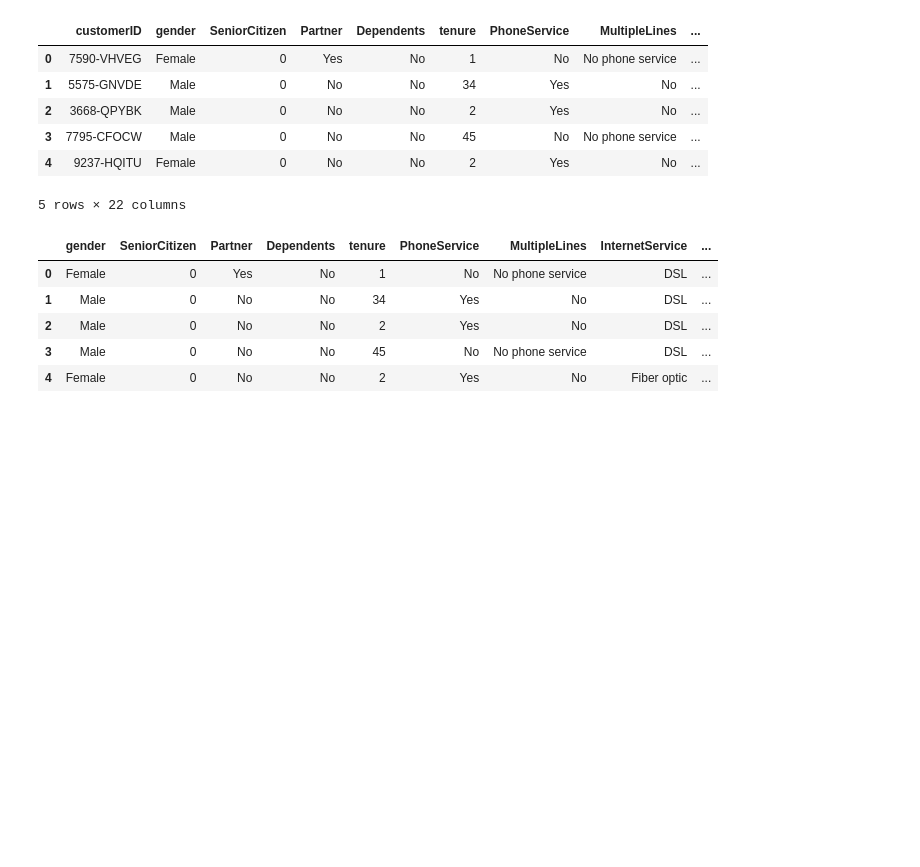
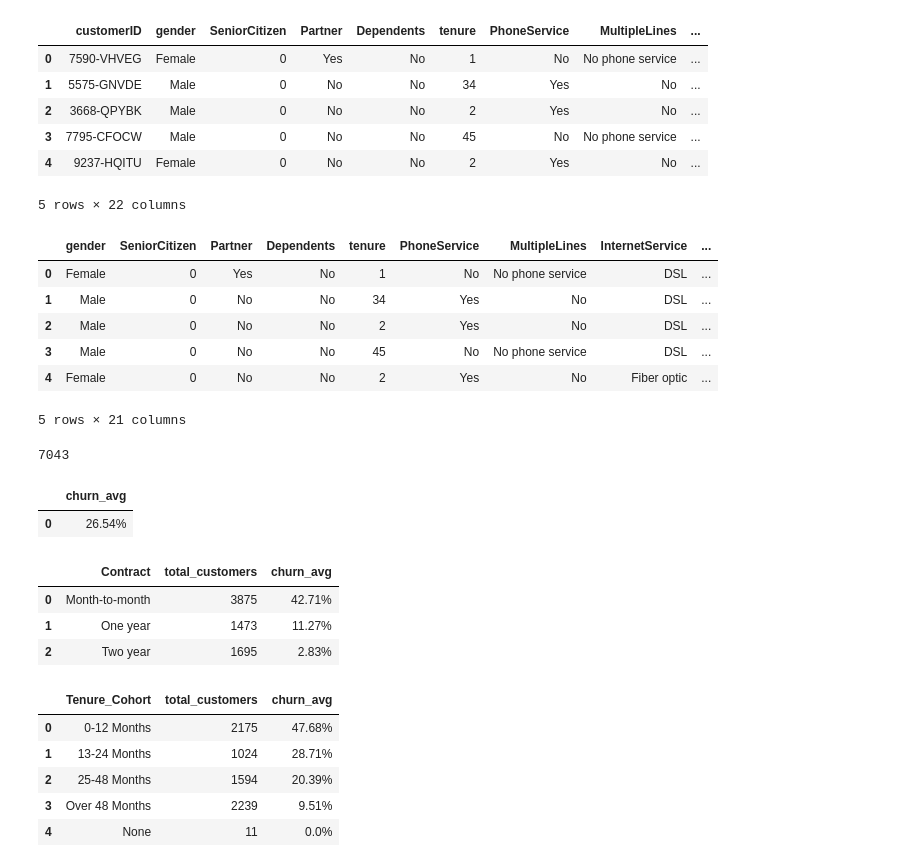
Before and after one commit to DoubleC8/telco-customer-churn-analysis, a Jupyter notebook: notebook.ipynb, the cells around one changed output. Cells and saved outputs as stored; diff of their text form; code cells hidden in the pictures; blank space fills up the shorter version.

Commit message:
Used sqlite and calculated Total Churn Rate, Churn by Contract Type, Churn by Tenure Cohort

```diff
--- a/notebook.ipynb
+++ b/notebook.ipynb
@@ -71,7 +71,7 @@ None
 # %%
 # i will change all values in my churn columns
 # Yes -> 1, No -> 0
-df['Churn'] = np.where(df['Churn'] == 'Yes,' 1, 0)
+df['Churn'] = np.where(df['Churn'] == 'Yes',  1, 0)
 
 # sanity check
 df.head()
@@ -122,6 +128,76 @@ df_copy.head()
 | 2 | Male | 0 | No | No | 2 | Yes | No | DSL | ... |
 | 3 | Male | 0 | No | No | 45 | No | No phone service | DSL | ... |
 | 4 | Female | 0 | No | No | 2 | Yes | No | Fiber optic | ... |
+5 rows × 21 columns
 # %%
 # exporting cleaned data
 df_copy.to_csv('cleaned_telco_customer_churn.csv', index=False)
+# %%
+import sqlite3
+
+# creating a temp SQL db in my notebook
+conn = sqlite3.connect('churn_analysis.db')
+
+# loading in cleaned df into the SQL db
+df_copy.to_sql('customers', conn, if_exists='replace', index=False)
+# %% [output]
+7043
+# %%
+# writting my SQL queries
+# getting the churn average for every customer
+query = """
+SELECT
+    (ROUND(AVG(Churn) * 100, 2) || '%') AS churn_avg
+FROM customers
+LIMIT 10
+"""
+
+pd.read_sql(query, conn)
+# %% [output]
+|  | churn_avg |
+| 0 | 26.54% |
+# %%
+# calculating average by contract type
+query = """
+SELECT
+    Contract,
+    COUNT(*) AS total_customers,
+    (ROUND(AVG(Churn) * 100, 2) || '%') AS churn_avg
+FROM
+    customers
+GROUP BY
+    Contract
+ORDER BY
+    AVG(Churn) DESC
+"""
+
+pd.read_sql(query, conn)
+# %% [output]
+|  | Contract | total_customers | churn_avg |
+| 0 | Month-to-month | 3875 | 42.71% |
+| 1 | One year | 1473 | 11.27% |
+| 2 | Two year | 1695 | 2.83% |
+# %%
+# calculating average by Tenure_Cohort
+# we want to see if the longer a customer stays, the less likely they are to cancel.
+query = """
+SELECT
+    Tenure_Cohort,
+    COUNT(*) AS total_customers,
+    (ROUND(AVG(Churn) * 100, 2) || '%') AS churn_avg
+FROM
+    customers
+GROUP BY
+    Tenure_Cohort
+ORDER BY
+    AVG(Churn) DESC
+"""
+
+pd.read_sql(query, conn)
+# %% [output]
+|  | Tenure_Cohort | total_customers | churn_avg |
+| 0 | 0-12 Months | 2175 | 47.68% |
+| 1 | 13-24 Months | 1024 | 28.71% |
+| 2 | 25-48 Months | 1594 | 20.39% |
+| 3 | Over 48 Months | 2239 | 9.51% |
+| 4 | None | 11 | 0.0% |
```
Also changed, not shown: parts of 2 cells of this notebook, 1 other file.
